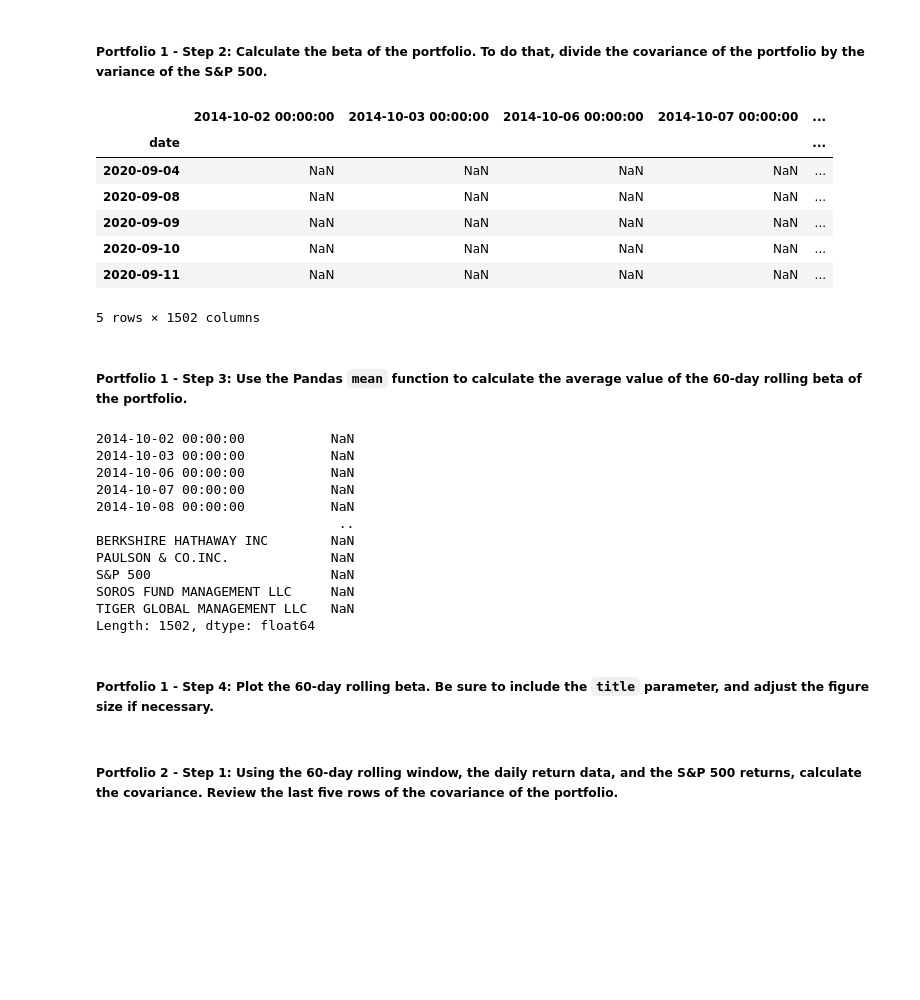
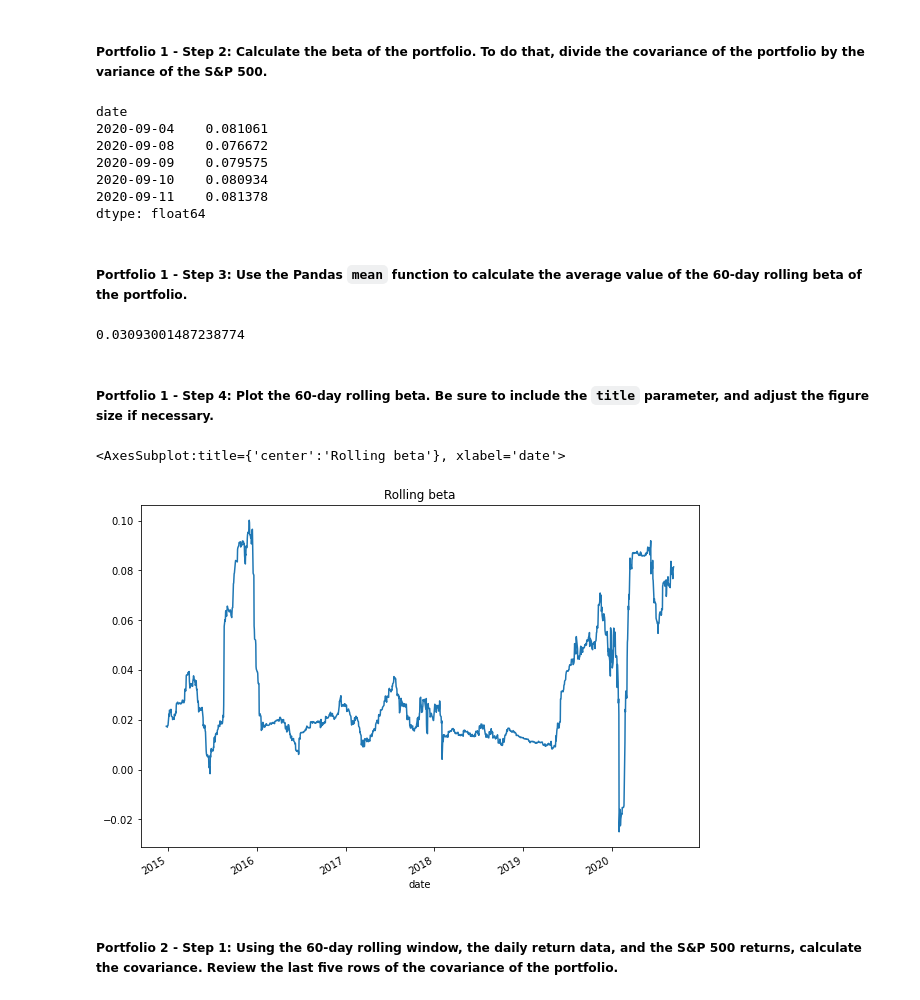
Before and after one commit to Khatijaa/Challenge_4_Final, a Jupyter notebook: risk_return_analysis.ipynb, the cells around one changed output. Cells and saved outputs as stored; diff of their text form; code cells hidden in the pictures; blank space fills up the shorter version.

```diff
--- a/risk_return_analysis.ipynb
+++ b/risk_return_analysis.ipynb
@@ -359,7 +359,7 @@ Your analysis is nearing completion. Now, you need to evaluate how the portfolio
 #### Use the Pandas `var` function to calculate the variance of the S&P 500 by using a 60-day rolling window. Visualize the last five rows of the variance of the S&P 500.
 # %%
 # Calculate the variance of the S&P 500 using a rolling 60-day window
-market_60_variance_SP500 = daily_returns_whales['S&P 500'].rolling(window=60).var()
+market_60_variance_SP500 = daily_returns_whales['S&P 500'].rolling(window=60).var().dropna()
 market_60_variance_SP500
 # %% [output]
 date
@@ -390,6 +390,6 @@ Name: S&P 500, Length: 1497, dtype: float64
 # %%
 # Calculate the covariance using a 60-day rolling window
 # Review the last five rows of the covariance data
-market_rolling_60_covariance = daily_returns_whales.rolling(window=60).cov(daily_returns_whales['S&P 500'])
-market_rolling_60_covariance.tail()
+tiger_rolling_60_covariance = daily_returns_whales['TIGER GLOBAL MANAGEMENT LLC'].rolling(window=60).cov(daily_returns_whales['S&P 500']).dropna()
+tiger_rolling_60_covariance.tail()
 # %% [output]
@@ -405,41 +405,32 @@ market_rolling_60_covariance.tail()
 # %%
 # Calculate the beta based on the 60-day rolling covariance compared to the market (S&P 500)
 # Review the last five rows of the beta information
-market_rolling_60_beta= market_rolling_60_covariance/market_60_variance_SP500
-market_rolling_60_beta.tail()
+tiger_rolling_60_beta= tiger_rolling_60_covariance/market_60_variance_SP500
+tiger_rolling_60_beta.tail()
 # %% [output]
-|  | 2014-10-02 00:00:00 | 2014-10-03 00:00:00 | 2014-10-06 00:00:00 | 2014-10-07 00:00:00 | ... |
-| date |  |  |  |  | ... |
-| 2020-09-04 | NaN | NaN | NaN | NaN | ... |
-| 2020-09-08 | NaN | NaN | NaN | NaN | ... |
-| 2020-09-09 | NaN | NaN | NaN | NaN | ... |
-| 2020-09-10 | NaN | NaN | NaN | NaN | ... |
-| 2020-09-11 | NaN | NaN | NaN | NaN | ... |
-5 rows × 1502 columns
+date
+2020-09-04    0.081061
+2020-09-08    0.076672
+2020-09-09    0.079575
+2020-09-10    0.080934
+2020-09-11    0.081378
+dtype: float64
 # %% [markdown]
 ##### Portfolio 1 - Step 3: Use the Pandas `mean` function to calculate the average value of the 60-day rolling beta of the portfolio.
 # %%
 # Calculate the average of the 60-day rolling beta
-market_rolling_60_beta.mean()
+tiger_rolling_60_beta.mean()
 # %% [output]
-2014-10-02 00:00:00           NaN
-2014-10-03 00:00:00           NaN
-2014-10-06 00:00:00           NaN
-2014-10-07 00:00:00           NaN
-2014-10-08 00:00:00           NaN
-                               ..
-BERKSHIRE HATHAWAY INC        NaN
-PAULSON & CO.INC.             NaN
-S&P 500                       NaN
-SOROS FUND MANAGEMENT LLC     NaN
-TIGER GLOBAL MANAGEMENT LLC   NaN
-Length: 1502, dtype: float64
+0.03093001487238774
 # %% [markdown]
 ##### Portfolio 1 - Step 4: Plot the 60-day rolling beta. Be sure to include the `title` parameter, and adjust the figure size if necessary.
 # %%
 # Plot the rolling beta
 # Include a title parameter and adjust the figure size
-#market_rolling_60_beta.plot(figsize=(10,7), title="Rolling beta")
+tiger_rolling_60_beta.plot(figsize=(10,7), title="Rolling beta")
+# %% [output]
+<AxesSubplot:title={'center':'Rolling beta'}, xlabel='date'>
+[figure, added]
 # %% [markdown]
 ##### Portfolio 2 - Step 1: Using the 60-day rolling window, the daily return data, and the S&P 500 returns, calculate the covariance. Review the last five rows of the covariance of the portfolio.
 # %%
```
Also changed, not shown: parts of 15 cells of this notebook, 1 other file.
